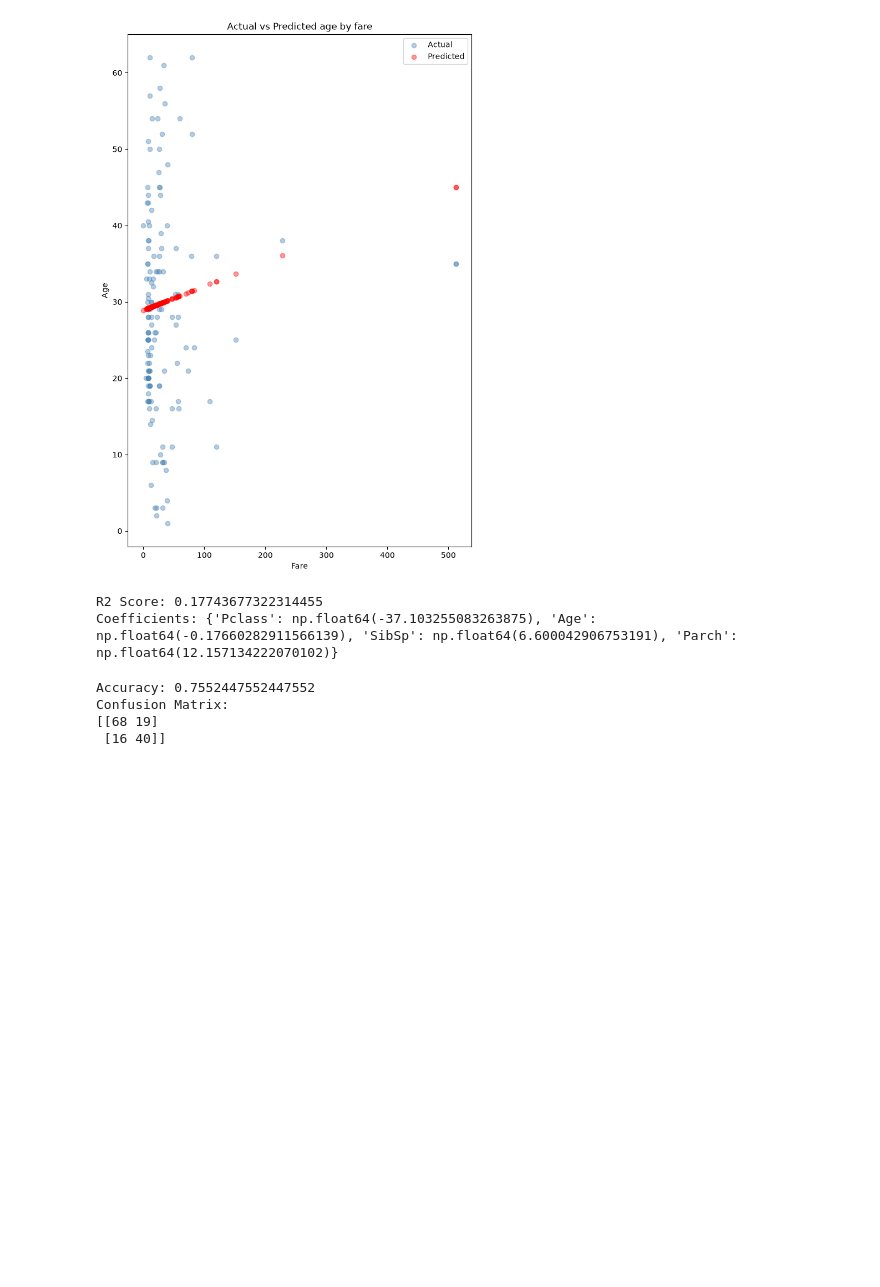
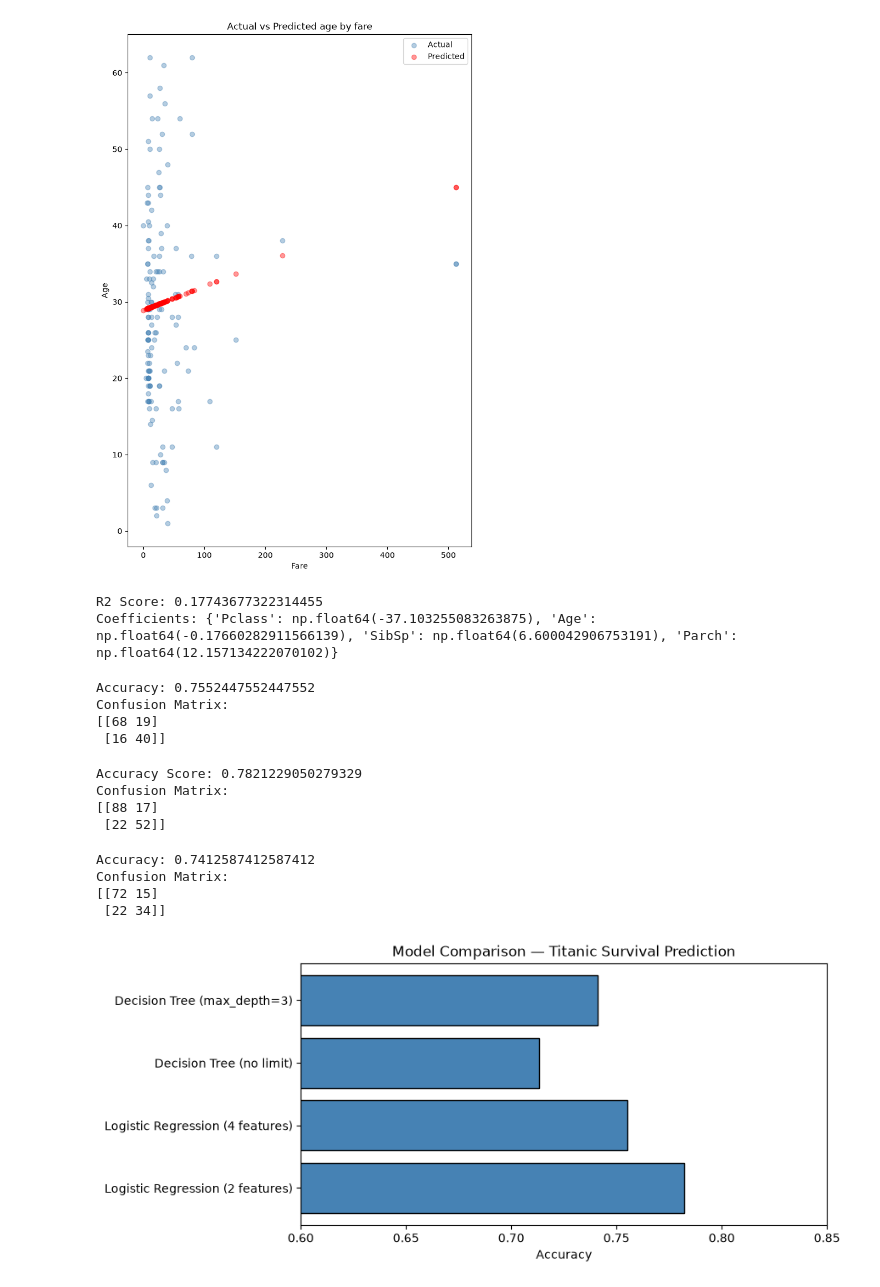
Before and after one commit to akshara1217/da-ml-journey, a Jupyter notebook: _linear_model.ipynb, the cells around one changed output. Drawn from its saved outputs; the diff is of its cells as text; code cells hidden in the pictures; blank space fills up the shorter version.

Commit message:
Day 21: Decision Tree, overfitting, max_depth, model comparison chart

```diff
--- a/_linear_model.ipynb
+++ b/_linear_model.ipynb
@@ -155,3 +155,78 @@ Accuracy: 0.7552447552447552
 Confusion Matrix:
 [[68 19]
  [16 40]]
+# %%
+import pandas as pd
+from sklearn.linear_model import LogisticRegression
+from sklearn.model_selection import train_test_split
+from sklearn.metrics import accuracy_score, confusion_matrix
+
+df=pd.read_csv('https://raw.githubusercontent.com/datasciencedojo/datasets/master/titanic.csv')
+df.dropna(subset=['Age'])
+df.drop(columns=['Cabin'])
+
+df['Sex']=df['Sex'].map({'male':0,'female':1})
+
+X=df[['Pclass','Sex']]
+y=df['Survived']
+
+X_train, X_test, y_train, y_test=train_test_split(X, y, test_size=0.2, random_state=42)
+model=LogisticRegression()
+model.fit(X_train, y_train)
+
+y_pred=model.predict(X_test)
+
+print('Accuracy Score:',(accuracy_score(y_test,y_pred)))
+print('Confusion Matrix:')
+print(confusion_matrix(y_test, y_pred))
+# %% [output]
+Accuracy Score: 0.7821229050279329
+Confusion Matrix:
+[[88 17]
+ [22 52]]
+# %%
+#Decision Tree
+import pandas as pd
+from sklearn.tree import DecisionTreeClassifier
+from sklearn.model_selection import train_test_split
+from sklearn.metrics import accuracy_score, confusion_matrix
+
+df = pd.read_csv('https://raw.githubusercontent.com/datasciencedojo/datasets/master/titanic.csv')
+df = df.dropna(subset=['Age'])
+df = df.drop(columns=['Cabin'])
+df['Sex'] = df['Sex'].map({'male': 0, 'female': 1})
+
+X = df[['Pclass', 'Sex', 'Age', 'Fare']]
+y = df['Survived']
+
+X_train, X_test, y_train, y_test = train_test_split(X, y, test_size=0.2, random_state=42)
+
+model = DecisionTreeClassifier(random_state=42, max_depth=3)
+model.fit(X_train, y_train)
+
+y_pred = model.predict(X_test)
+print("Accuracy:", accuracy_score(y_test, y_pred))
+print("Confusion Matrix:")
+print(confusion_matrix(y_test, y_pred))
+# %% [output]
+Accuracy: 0.7412587412587412
+Confusion Matrix:
+[[72 15]
+ [22 34]]
+# %%
+results = {
+    'Logistic Regression (2 features)': 0.7821,
+    'Logistic Regression (4 features)': 0.7552,
+    'Decision Tree (no limit)': 0.7133,
+    'Decision Tree (max_depth=3)': 0.741
+}
+
+import matplotlib.pyplot as plt
+plt.figure(figsize=(8,4))
+plt.barh(list(results.keys()), list(results.values()), color='steelblue', edgecolor='black')
+plt.xlabel('Accuracy')
+plt.title('Model Comparison — Titanic Survival Prediction')
+plt.xlim(0.6, 0.85)
+plt.show()
+# %% [output]
+[figure, added]
```
Also changed, not shown: 1 other file.
